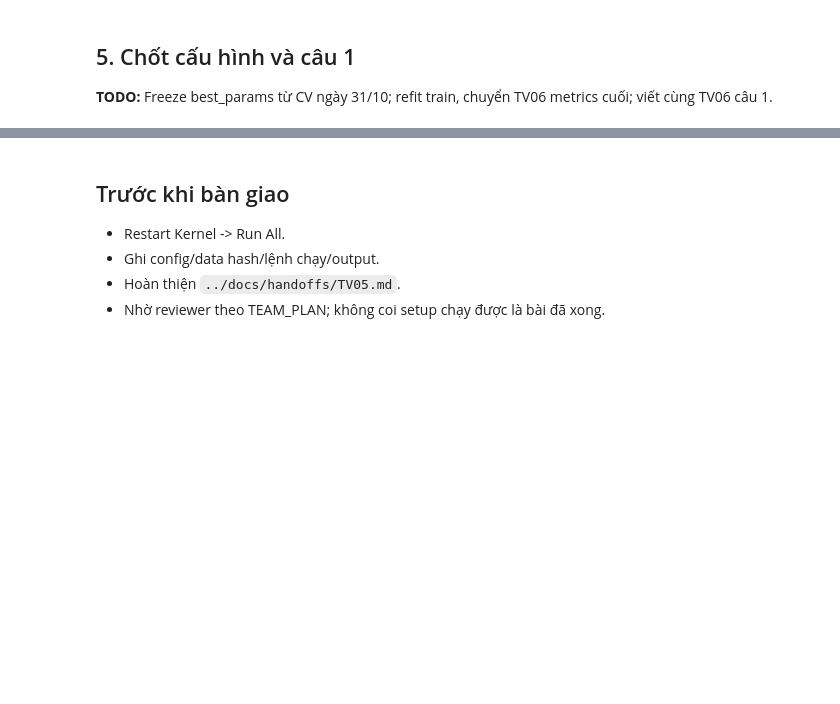
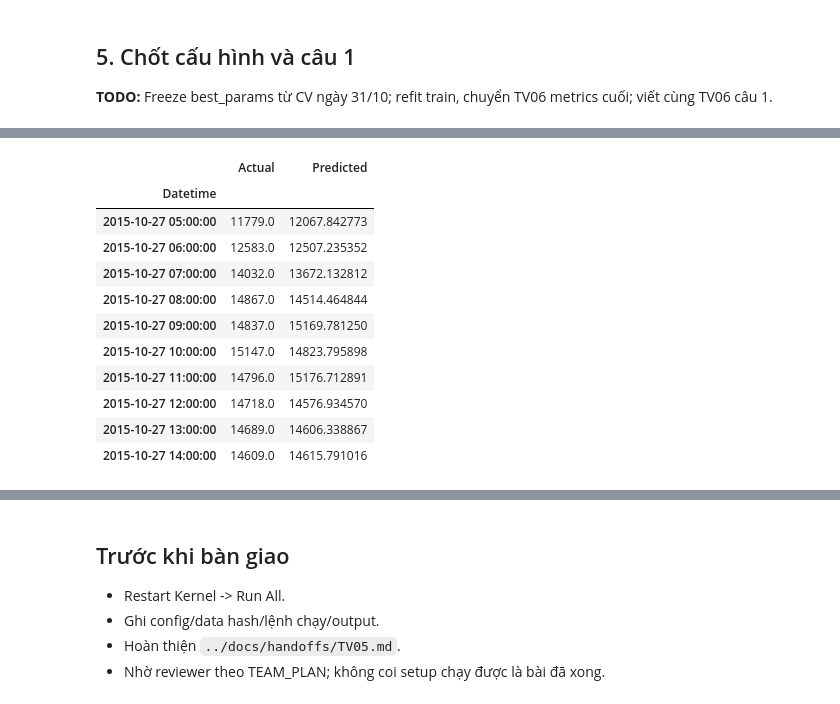
Before and after one commit to thvhieu/Time_series_lab3, a Jupyter notebook: notebooks/04_baselines_tuning.ipynb, the cells around one changed output, grey strips where cells are left out. Cells and saved outputs as stored; diff of their text form; code cells hidden in the pictures; blank space fills up the shorter version.

```diff
--- a/notebooks/04_baselines_tuning.ipynb
+++ b/notebooks/04_baselines_tuning.ipynb
@@ -59,5 +606,79 @@ print({"raw_rows": quality["raw_rows"], "train_rows": len(train),
 
 **TODO:** Freeze best_params từ CV ngày 31/10; refit train, chuyển TV06 metrics cuối; viết cùng TV06 câu 1.
 # %%
-# TODO: viết code tái tạo phần này và lưu output đúng hợp đồng.
-# TODO: bổ sung nhận xét dựa trên kết quả chạy thật.
+import json
+import time
+import pandas as pd
+from lab3.modeling import make_model
+from lab3.features import xy
+from lab3.evaluation import regression_metrics
+
+# Cố định cấu hình tốt nhất
+best_params = {"max_depth": 6,"learning_rate": 0.05,"n_estimators": 100}
+seed = 42
+print("Best parameters:", best_params)
+print("Random seed:", seed)
+
+# Tách dữ liệu đầu vào và đầu ra
+X_train, y_train = xy(train)
+X_test, y_test = xy(test)
+print("Train:", X_train.shape)
+print("Test:", X_test.shape)
+
+# Kiểm tra thứ tự thời gian
+print("Train sorted:", y_train.index.is_monotonic_increasing)
+print("Test sorted:", y_test.index.is_monotonic_increasing)
+
+# Khởi tạo mô hình với cấu hình đã chốt
+final_xgb = make_model("xgboost",seed=seed,**best_params)
+
+# Đo thời gian huấn luyện
+start_time = time.perf_counter()
+
+# Huấn luyện trên toàn bộ tập train
+final_xgb.fit(X_train, y_train)
+fit_runtime = time.perf_counter() - start_time
+print("Đã huấn luyện xong XGBoost!")
+print(f"Thời gian huấn luyện: {fit_runtime:.2f} giây")
+
+# Dự đoán trên tập test
+xgb_pred = pd.Series(final_xgb.predict(X_test),index=y_test.index, name="Predicted")
+
+# Tính các chỉ số đánh giá
+xgb_metrics = regression_metrics(y_test, xgb_pred)
+print("Kết quả XGBoost sau tuning:")
+print(xgb_metrics)
+
+# Tạo bảng giá trị thực tế và dự đoán
+xgb_result = pd.DataFrame({"Actual": y_test,"Predicted": xgb_pred})
+display(xgb_result.head(10))
+TABLE_DIR = ROOT / "reports" / "tables"
+final_metrics_df = pd.DataFrame([{
+    "Model": "XGBoost",
+    **xgb_metrics,
+    "max_depth": best_params["max_depth"],
+    "learning_rate": best_params["learning_rate"],
+    "n_estimators": best_params["n_estimators"],
+    "random_state": seed,
+    "fit_runtime_seconds": fit_runtime
+}])
+display(final_metrics_df)
+
+final_metrics_df.to_csv(TABLE_DIR / "xgb_final_metrics.csv",index=False,encoding="utf-8-sig")
+xgb_result.to_csv(TABLE_DIR / "xgb_final_predictions.csv", encoding="utf-8-sig")
+final_config = {
+    "model": "XGBoost",
+    "cv_date": "2026-10-31",
+    "best_params": best_params,
+    "random_state": seed,
+    "n_splits": 3,
+    "selection_metric": "mean_RMSE",
+    "best_cv_mean_RMSE": 246.999563,
+    "feature_count": X_train.shape[1],
+    "train_samples": len(X_train),
+    "test_samples": len(X_test)
+}
+with open(TABLE_DIR / "xgb_final_config.json","w",encoding="utf-8") as f:
+    json.dump(final_config, f, ensure_ascii=False, indent=4)
+print("Đã lưu toàn bộ kết quả XGBoost")
+# %% [output]
@@ -63,0 +695,12 @@ print({"raw_rows": quality["raw_rows"], "train_rows": len(train),
+|  | Actual | Predicted |
+| Datetime |  |  |
+| 2015-10-27 05:00:00 | 11779.0 | 12067.842773 |
+| 2015-10-27 06:00:00 | 12583.0 | 12507.235352 |
+| 2015-10-27 07:00:00 | 14032.0 | 13672.132812 |
+| 2015-10-27 08:00:00 | 14867.0 | 14514.464844 |
+| 2015-10-27 09:00:00 | 14837.0 | 15169.781250 |
+| 2015-10-27 10:00:00 | 15147.0 | 14823.795898 |
+| 2015-10-27 11:00:00 | 14796.0 | 15176.712891 |
+| 2015-10-27 12:00:00 | 14718.0 | 14576.934570 |
+| 2015-10-27 13:00:00 | 14689.0 | 14606.338867 |
+| 2015-10-27 14:00:00 | 14609.0 | 14615.791016 |
```
Also changed, not shown: parts of 12 cells of this notebook, 16 other files.
